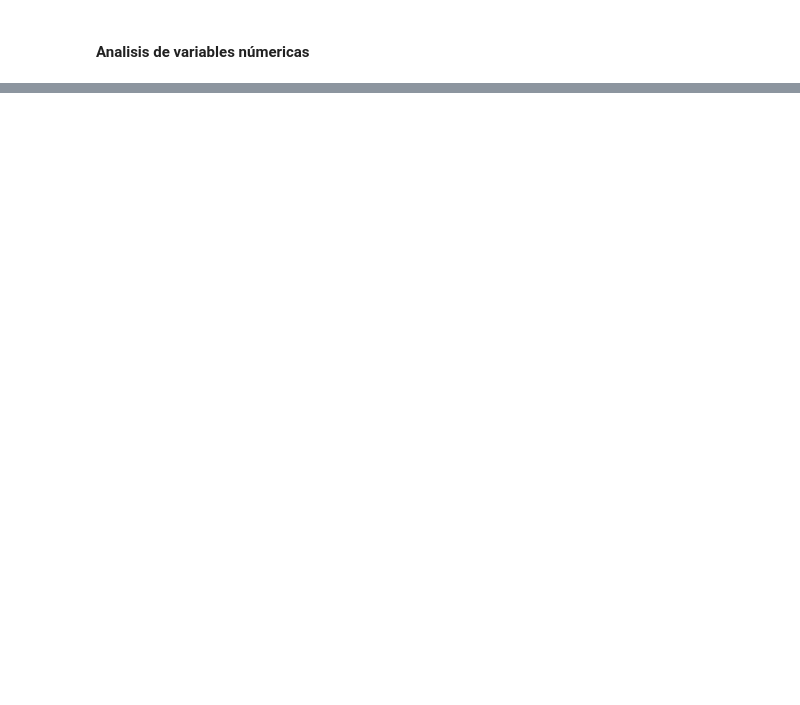
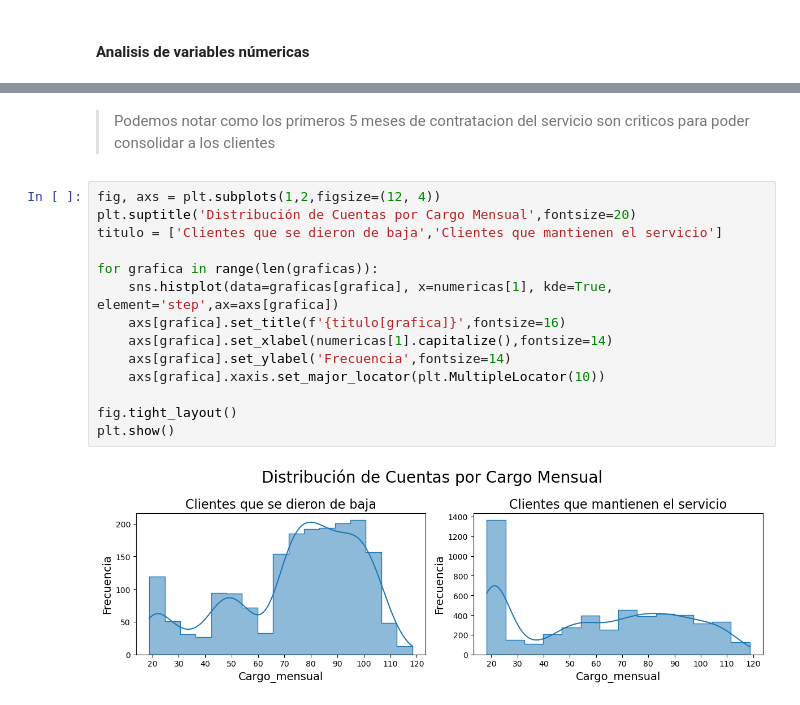
Before and after one commit to Fersh5/TelecomX, a Jupyter notebook: analisis_evasion_cliente.ipynb, the cells around one changed output, grey strips where cells are left out. Cells and saved outputs as stored; diff of their text form; blank space fills up the shorter version.

```diff
--- a/analisis_evasion_cliente.ipynb
+++ b/analisis_evasion_cliente.ipynb
@@ -505,0 +531,18 @@ plt.show()
+# %% [markdown]
+> Podemos notar como los primeros 5 meses de contratacion del servicio son criticos para poder consolidar a los clientes
+# %%
+fig, axs = plt.subplots(1,2,figsize=(12, 4))
+plt.suptitle('Distribución de Cuentas por Cargo Mensual',fontsize=20)
+titulo = ['Clientes que se dieron de baja','Clientes que mantienen el servicio']
+
+for grafica in range(len(graficas)):
+    sns.histplot(data=graficas[grafica], x=numericas[1], kde=True, element='step',ax=axs[grafica])
+    axs[grafica].set_title(f'{titulo[grafica]}',fontsize=16)
+    axs[grafica].set_xlabel(numericas[1].capitalize(),fontsize=14)
+    axs[grafica].set_ylabel('Frecuencia',fontsize=14)
+    axs[grafica].xaxis.set_major_locator(plt.MultipleLocator(10))
+
+fig.tight_layout()
+plt.show()
+# %% [output]
+[figure, added]
```
Also changed, not shown: parts of 40 cells of this notebook.
